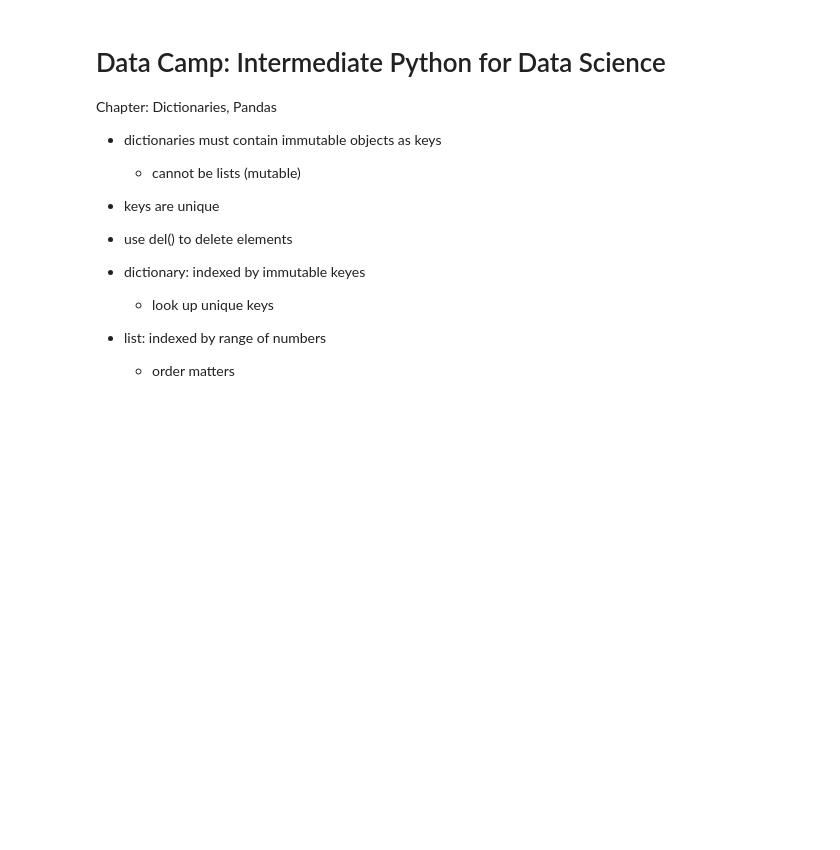
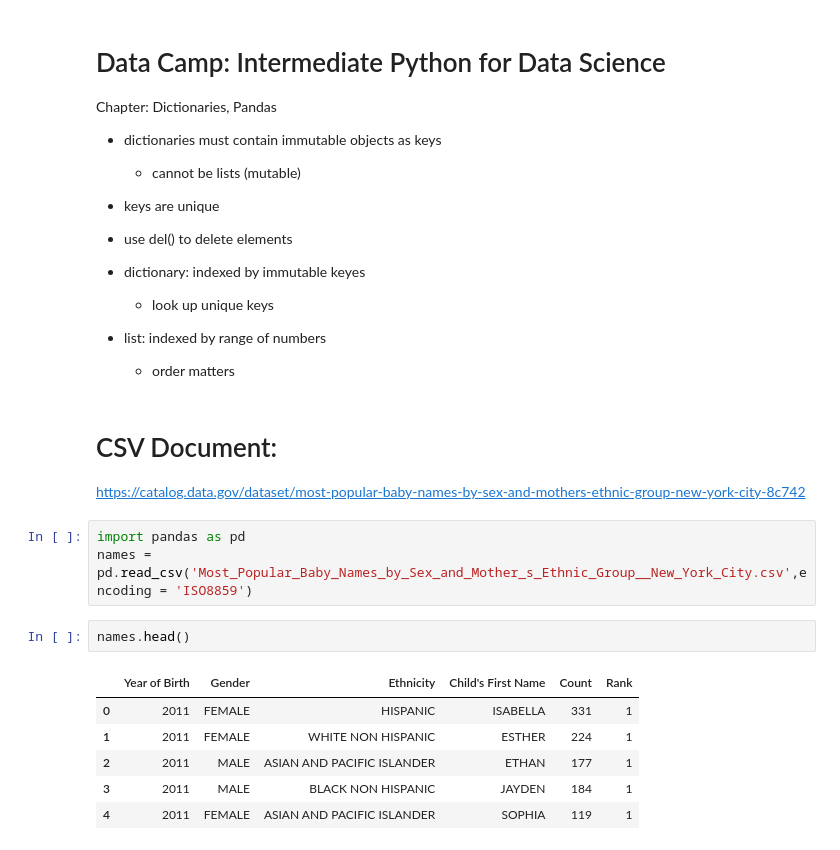
Before and after one commit to mmj32/Class-Practice-Repo, a Jupyter notebook: todo3/pandas_notes_Alicia.ipynb, the cells around one changed output. Saved outputs shown, nothing was run; the diff lists cells and outputs as text; blank space fills up the shorter version.

```diff
--- a/todo3/pandas_notes_Alicia.ipynb
+++ b/todo3/pandas_notes_Alicia.ipynb
@@ -196,3 +196,19 @@ Chapter: Dictionaries, Pandas
      - look up unique keys
  - list: indexed by range of numbers
      - order matters
+# %% [markdown]
+# CSV Document:
+
+https://catalog.data.gov/dataset/most-popular-baby-names-by-sex-and-mothers-ethnic-group-new-york-city-8c742
+# %%
+import pandas as pd
+names = pd.read_csv('Most_Popular_Baby_Names_by_Sex_and_Mother_s_Ethnic_Group__New_York_City.csv',encoding = 'ISO8859')
+# %%
+names.head()
+# %% [output]
+|  | Year of Birth | Gender | Ethnicity | Child's First Name | Count | Rank |
+| 0 | 2011 | FEMALE | HISPANIC | ISABELLA | 331 | 1 |
+| 1 | 2011 | FEMALE | WHITE NON HISPANIC | ESTHER | 224 | 1 |
+| 2 | 2011 | MALE | ASIAN AND PACIFIC ISLANDER | ETHAN | 177 | 1 |
+| 3 | 2011 | MALE | BLACK NON HISPANIC | JAYDEN | 184 | 1 |
+| 4 | 2011 | FEMALE | ASIAN AND PACIFIC ISLANDER | SOPHIA | 119 | 1 |
```
Also changed, not shown: parts of 18 cells of this notebook, 14 other files.
